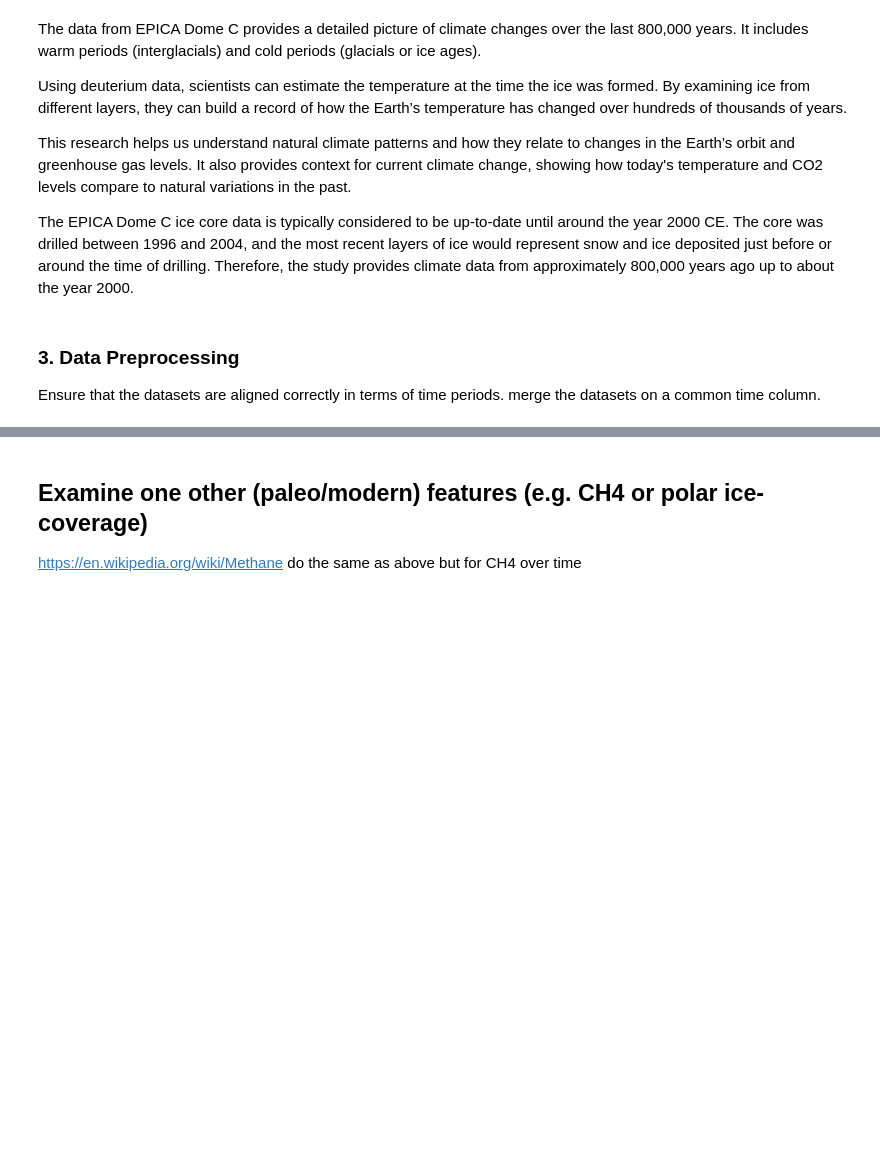
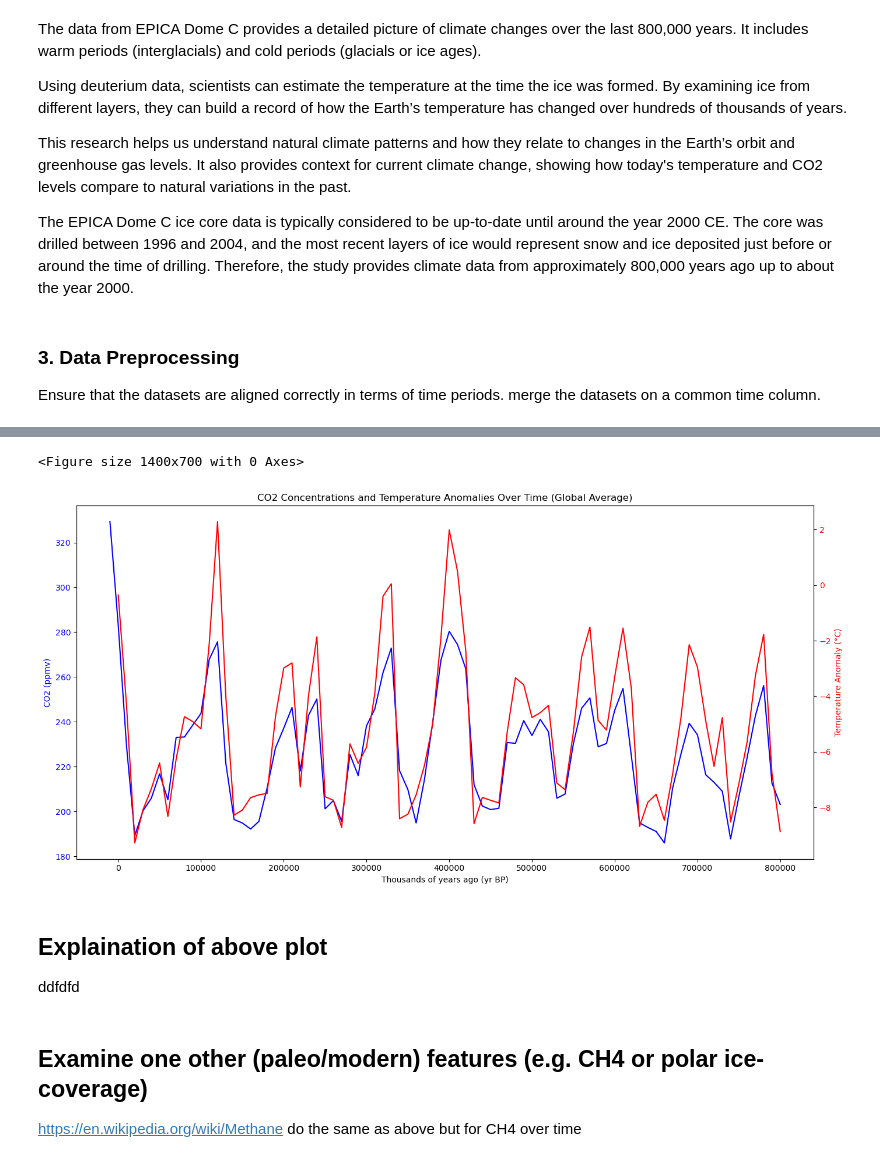
Before and after one commit to conortierney/Prog_DA_Assignment2, a Jupyter notebook: Prog_DA_Assignment2.ipynb, the cells around one changed output, grey strips where cells are left out. Drawn from its saved outputs; the diff is of its cells as text; code cells hidden in the pictures; blank space fills up the shorter version.

```diff
--- a/Prog_DA_Assignment2.ipynb
+++ b/Prog_DA_Assignment2.ipynb
@@ -120,3 +165,40 @@ see https://theconversation.com/the-three-minute-story-of-800-000-years-of-clima
+# %%
+import matplotlib.pyplot as plt
+
+# Assuming your DataFrame is named `data_binned` and contains 'Time_Bin', 'CO2 (ppmv)', and 'Temperature'
+
+plt.figure(figsize=(14, 7))
+
+# Create the primary axis for CO2
+fig, ax1 = plt.subplots(figsize=(14, 7))
+
+# Plot CO2 on the primary y-axis
+ax1.plot(data_binned['Time_Bin'], data_binned['CO2 (ppmv)'], color='blue', label='CO2 (ppmv)')
+ax1.set_xlabel('Thousands of years ago (yr BP)')
+ax1.set_ylabel('CO2 (ppmv)', color='blue')
+ax1.tick_params(axis='y', labelcolor='blue')
+
+# Create a secondary y-axis for Temperature Anomaly
+ax2 = ax1.twinx()
+ax2.plot(data_binned['Time_Bin'], data_binned['Temperature'], color='red', label='Temperature Anomaly (°C)')
+ax2.set_ylabel('Temperature Anomaly (°C)', color='red')
+ax2.tick_params(axis='y', labelcolor='red')
+
+# Add titles and labels
+plt.title('CO2 Concentrations and Temperature Anomalies Over Time (Global Average)')
+
+# Add a legend
+#fig.legend(loc="upper left", bbox_to_anchor=(0.1,0.9))
+
+# Show the plot
+plt.tight_layout()  # Adjust layout to prevent clipping
+plt.show()
+# %% [output]
+<Figure size 1400x700 with 0 Axes>
+[figure, added]
+# %% [markdown]
+## Explaination of above plot
+ddfdfd
 # %% [markdown]
 ## Examine one other (paleo/modern) features (e.g. CH4 or polar ice-coverage)
 https://en.wikipedia.org/wiki/Methane
```
Also changed, not shown: parts of 5 cells of this notebook.
